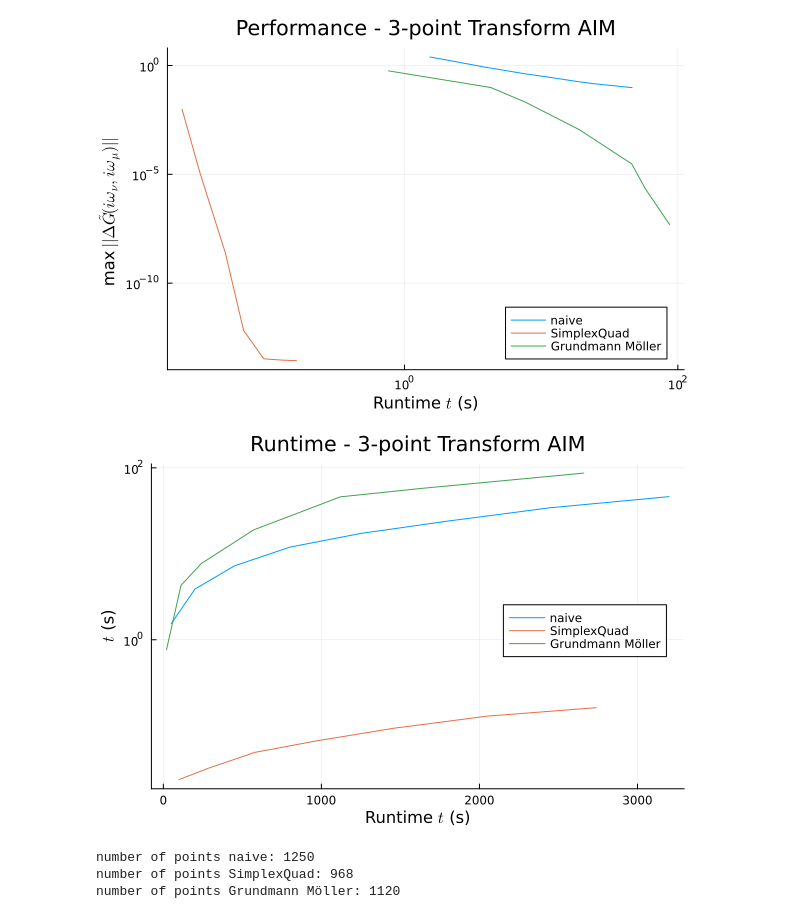
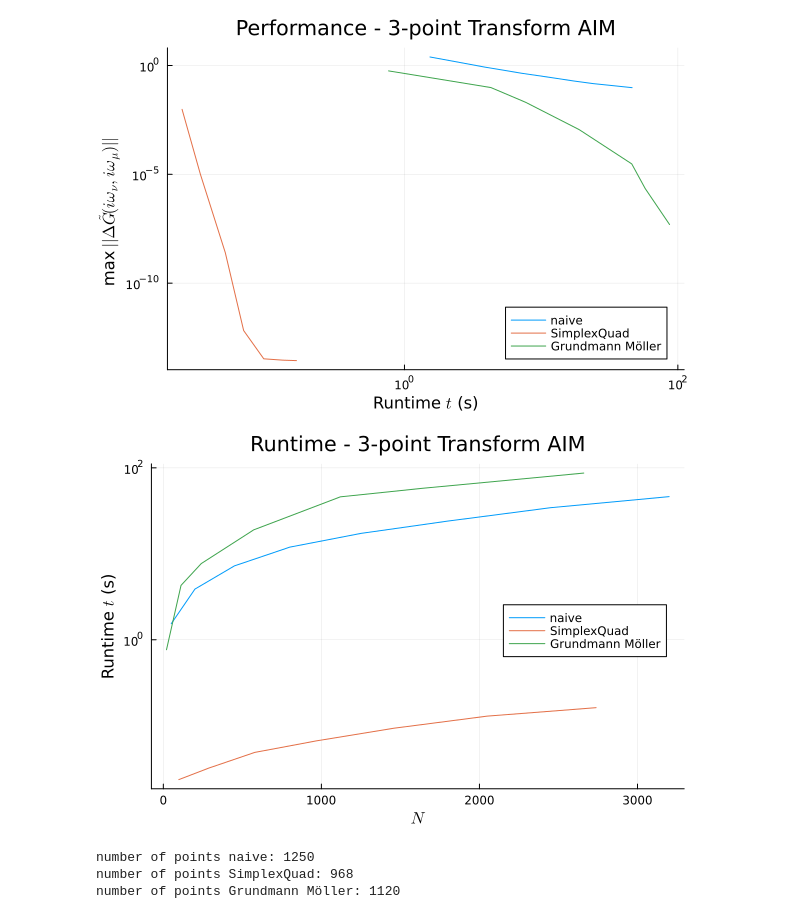
Before and after one commit to SuperMX/HubbardIR, a Jupyter notebook: Bosons nbath3 3-point Bosonic Greens Function.ipynb, the cells around one changed output. Drawn from its saved outputs; the diff is of its cells as text; code cells hidden in the pictures.

```diff
--- a/Bosons nbath3 3-point Bosonic Greens Function.ipynb
+++ b/Bosons nbath3 3-point Bosonic Greens Function.ipynb
@@ -1020,20 +1020,20 @@ plot!([runtime_SimplexSplitGM],[errors_SimplexSplitGM],
 # %%
 plot([numpointss_Naive],[runtime_Naive],
     title = "Runtime - 3-point Transform AIM",
     label = ["naive" "Gauss-Konrod adaptive" "Gauss-Legendre"],
     yaxis =:log,
-    lw = 1, xlabel = "Runtime "*L"t"*" (s)", ylabel = L"t"*" (s)", fmt = :png)
+    lw = 1, xlabel = L"N", ylabel = "Runtime "*L"t"*" (s)", fmt = :png)
 plot!([numpointss_SimplexSplit],[runtime_SimplexSplit],
     label = ["SimplexQuad" "Gauss-Legendre"],
     yaxis =:log,
-    lw = 1, xlabel = "Runtime "*L"t"*" (s)", ylabel = L"t"*" (s)", fmt = :png)
+    lw = 1, xlabel = L"N", ylabel = "Runtime "*L"t"*" (s)", fmt = :png)
 plot!([numpointss_SimplexSplitGM],[runtime_SimplexSplitGM],
     label = ["Grundmann Möller" "Gauss-Legendre"],
     yaxis =:log,
     legend=:right,
-    lw = 1, xlabel = "Runtime "*L"t"*" (s)", ylabel = L"t"*" (s)", fmt = :png)
+    lw = 1, xlabel = L"N", ylabel = "Runtime "*L"t"*" (s)", fmt = :png)
 # %% [output]
-[figure, old version]
+[figure, new version]
 # %%
 index_Naive = 5
 index_SimplexSplit = 4
```
Also changed, not shown: 1 other file.
